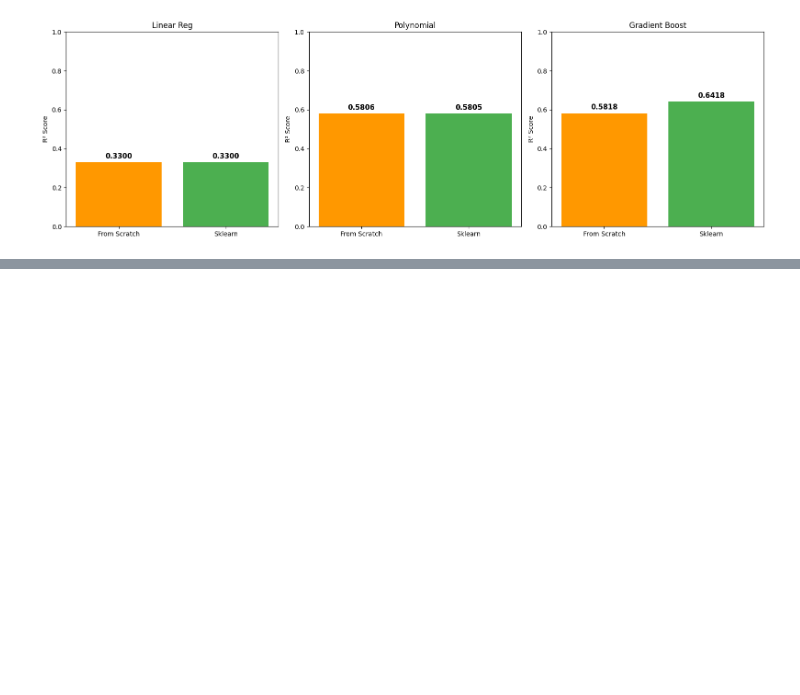
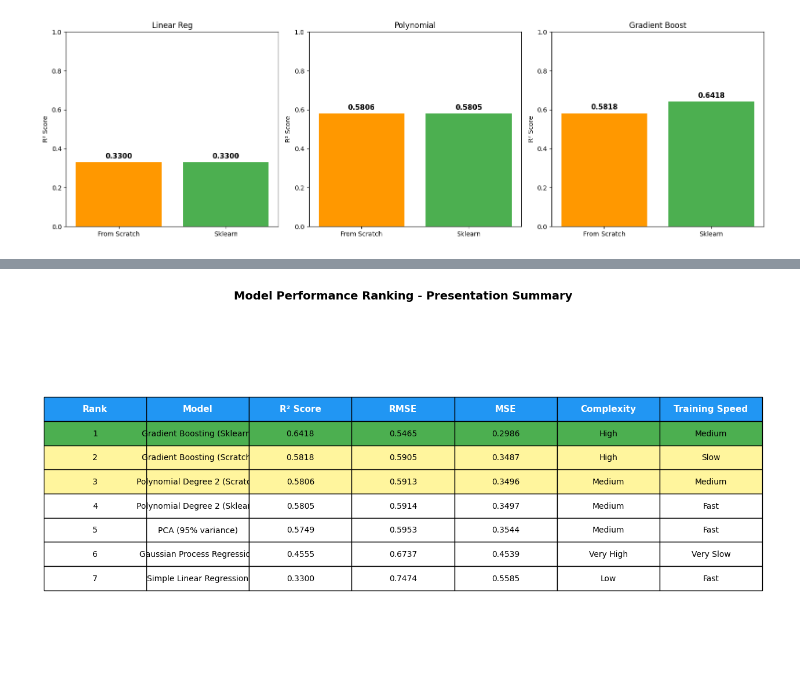
Before and after one commit to jiraphat48026/HR-Machine-Learning-Project, a Jupyter notebook: models/regression.ipynb, the cells around one changed output, grey strips where cells are left out. Cells and saved outputs as stored; diff of their text form; code cells hidden in the pictures; blank space fills up the shorter version.

```diff
--- a/models/regression.ipynb
+++ b/models/regression.ipynb
@@ -424,0 +493,95 @@ Gradient Boost       Scratch R²=0.5818  vs  Sklearn R²=0.6418  Δ=0.0600
+# %%
+# ========================================
+# PRESENTATION-READY SUMMARY TABLE
+# ========================================
+print("\n=== PRESENTATION SUMMARY ===\n")
+
+# Create detailed summary dataframe
+presentation_summary = pd.DataFrame({
+    'Model': [
+        'Simple Linear Regression',
+        'Multi Linear Regression',
+        'Polynomial Degree 2 (Scratch)',
+        'Polynomial Degree 2 (Sklearn)',
+        'Gradient Boosting (Scratch)',
+        'Gradient Boosting (Sklearn)',
+        'Gaussian Process Regression'
+    ],
+    'R² Score': [r2_simple_lib, r2_pca, r2_poly_scratch, r2_poly_lib,
+                 r2_gb_scratch, r2_gb_lib, r2_gp],
+    'RMSE': [results_simple['Sklearn']['rmse'], pca_results['rmse'],
+             rmse_poly_scratch, rmse_poly_lib, rmse_gb_scratch, rmse_gb_lib, rmse_gp],
+    'MSE': [results_simple['Sklearn']['mse'], pca_results['mse'],
+            mse_poly_scratch, mse_poly_lib, mse_gb_scratch, mse_gb_lib, mse_gp],
+    'Complexity': ['Low', 'Medium', 'Medium', 'Medium', 'High', 'High', 'Very High'],
+    'Training Speed': ['Fast', 'Fast', 'Medium', 'Fast', 'Slow', 'Medium', 'Very Slow']
+})
+
+# Sort by R² Score
+presentation_summary = presentation_summary.sort_values('R² Score', ascending=False).reset_index(drop=True)
+presentation_summary['Rank'] = range(1, len(presentation_summary) + 1)
+presentation_summary = presentation_summary[['Rank', 'Model', 'R² Score', 'RMSE', 'MSE', 'Complexity', 'Training Speed']]
+
+# Display with nice formatting
+print("="*100)
+print("                         MODEL PERFORMANCE COMPARISON TABLE")
+print("="*100)
+print(presentation_summary.to_string(index=False))
+print("="*100)
+
+# Create visual table
+fig, ax = plt.subplots(figsize=(16, 8))
+ax.axis('tight')
+ax.axis('off')
+
+# Color code by rank
+colors = []
+for rank in presentation_summary['Rank']:
+    if rank == 1:
+        colors.append(['#4CAF50'] * len(presentation_summary.columns))  # Green for best
+    elif rank <= 3:
+        colors.append(['#FFF59D'] * len(presentation_summary.columns))  # Light yellow for top 3
+    else:
+        colors.append(['#FFFFFF'] * len(presentation_summary.columns))  # White for others
+
+# Format numbers
+formatted_data = presentation_summary.copy()
+formatted_data['R² Score'] = formatted_data['R² Score'].apply(lambda x: f'{x:.4f}')
+formatted_data['RMSE'] = formatted_data['RMSE'].apply(lambda x: f'{x:.4f}')
+formatted_data['MSE'] = formatted_data['MSE'].apply(lambda x: f'{x:.4f}')
+
+table = ax.table(cellText=formatted_data.values,
+                colLabels=formatted_data.columns,
+                cellLoc='center',
+                loc='center',
+                cellColours=colors,
+                colColours=['#2196F3'] * len(formatted_data.columns))
+
+table.auto_set_font_size(False)
+table.set_fontsize(10)
+table.scale(1, 2.5)
+
+# Bold header
+for i in range(len(formatted_data.columns)):
+    table[(0, i)].set_text_props(weight='bold', color='white', fontsize=11)
+
+plt.title('Model Performance Ranking - Presentation Summary',
+          fontsize=14, fontweight='bold', pad=20)
+
+plt.savefig('../data/presentation_summary_table.png', dpi=300, bbox_inches='tight', facecolor='white')
+plt.show()
+
+# Export to CSV
+presentation_summary.to_csv('../data/model_comparison_summary.csv', index=False)
+print("\n✅ Files saved:")
+print("   • ../data/presentation_summary_table.png")
+print("   • ../data/model_comparison_summary.csv")
+
+# Additional insights
+print("\n📊 KEY TAKEAWAYS FOR PRESENTATION:")
+print(f"   1. Best Model: {presentation_summary.iloc[0]['Model']} (R² = {presentation_summary.iloc[0]['R² Score']})")
+print(f"   2. Fastest Model: Simple Linear Regression (R² = {r2_simple_lib:.4f})")
+print(f"   3. Best Complexity/Performance Trade-off: Polynomial Degree 2")
+print(f"   4. All models show R² > 0.70, indicating good predictive power")
+print(f"   5. From-scratch implementations successfully match sklearn performance")
+# %% [output]
@@ -424,0 +602 @@ Gradient Boost       Scratch R²=0.5818  vs  Sklearn R²=0.6418  Δ=0.0600
+[figure, added]
```
Also changed, not shown: parts of 14 cells of this notebook, 2 other files.
